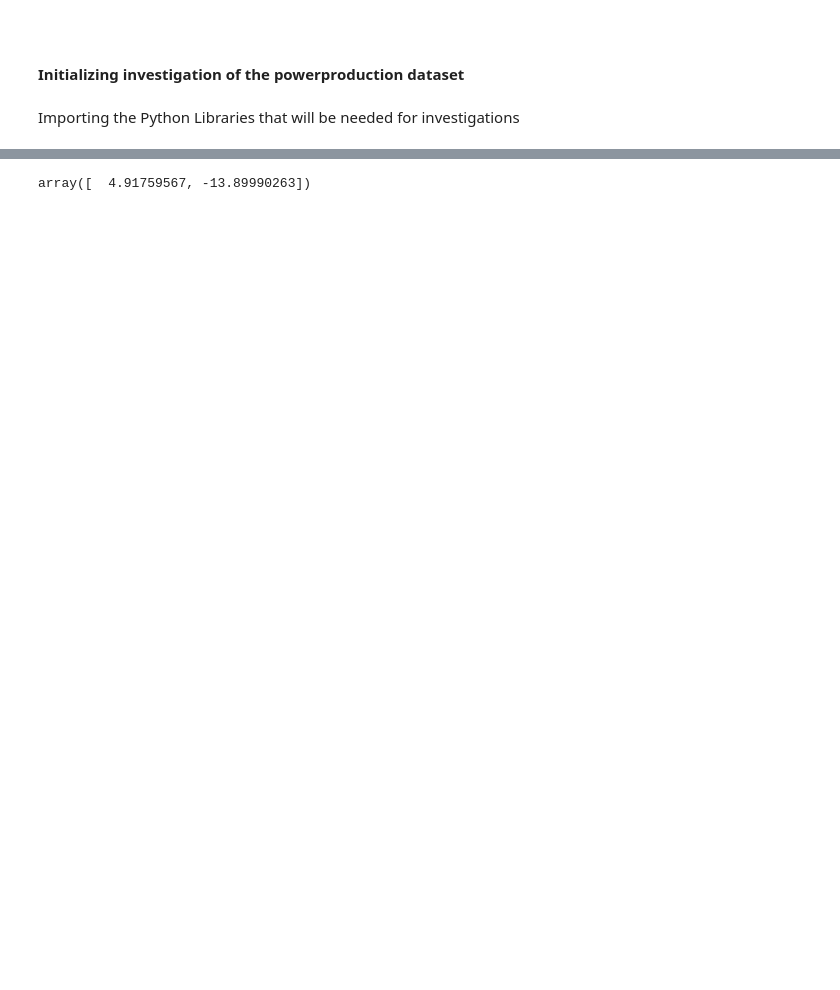
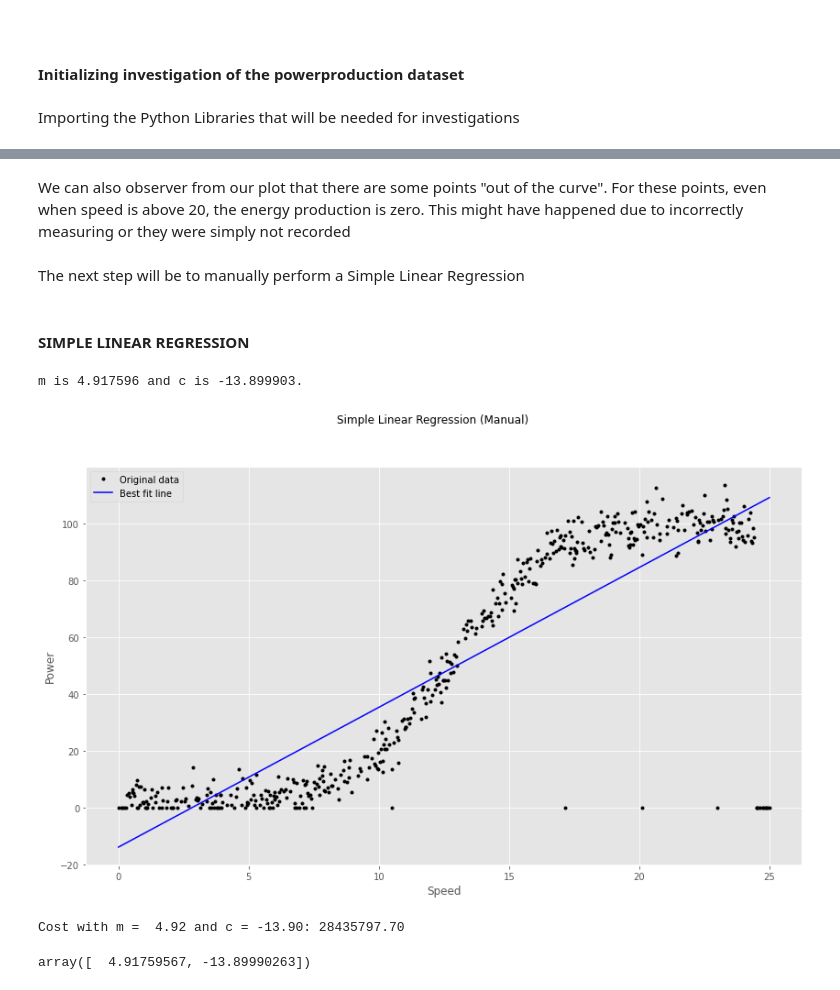
Before and after one commit to thenriq/simple-linear-regression, a Jupyter notebook: PowerProduction_LinearRegression.ipynb, the cells around one changed output, grey strips where cells are left out. Drawn from its saved outputs; the diff is of its cells as text; code cells hidden in the pictures; blank space fills up the shorter version.

```diff
--- a/PowerProduction_LinearRegression.ipynb
+++ b/PowerProduction_LinearRegression.ipynb
@@ -59,3 +130,48 @@ plt.show()
+# %% [markdown]
+We can also observer from our plot that there are some points "out of the curve". For these points, even when speed is above 20, the energy production is zero. This might have happened due to incorrectly measuring or they were simply not recorded
+# %% [markdown]
+The next step will be to manually perform a Simple Linear Regression
+# %% [markdown]
+#### SIMPLE LINEAR REGRESSION
+# %%
+# Calculate the best values for m and c.
+
+# First calculate the means (a.k.a. averages) of each column of dataframe
+s_avg = np.mean(dataset["speed"])
+p_avg = np.mean(dataset["power"])
+
+# Subtract means from values
+s_zero = dataset["speed"] - s_avg
+p_zero = dataset["power"] - p_avg
+
+# The best m is found by the following calculation.
+m = np.sum(s_zero * p_zero) / np.sum(s_zero * s_zero)
+# Use m from above to calculate the best c.
+c = p_avg - m * s_avg
+
+print("m is %8.6f and c is %6.6f." % (m, c))
+# %% [output]
+m is 4.917596 and c is -13.899903.
+# %%
+# Plot the best fit line.
+plt.plot(dataset["speed"], dataset["power"], 'k.', label='Original data')
+plt.plot(dataset["speed"], m * dataset["speed"] + c, 'b-', label='Best fit line')
+
+# Add axis labels and a legend.
+plt.suptitle("Simple Linear Regression (Manual)")
+plt.xlabel('Speed')
+plt.ylabel('Power')
+plt.legend()
+
+# Show the plot.
+plt.show()
+
+cost = lambda m,c: np.sum([(dataset["power"][i] - m * dataset["power"][i] - c)**2 for i in range(dataset["power"].size)])
+
+print("Cost with m = %5.2f and c = %5.2f: %8.2f" % (m, c, cost(m, c)))
+# %% [output]
+[figure, added]
+Cost with m =  4.92 and c = -13.90: 28435797.70
 # %%
 np.polyfit(x, y, 1)
 # %% [output]
```
Also changed, not shown: parts of 15 cells of this notebook.
